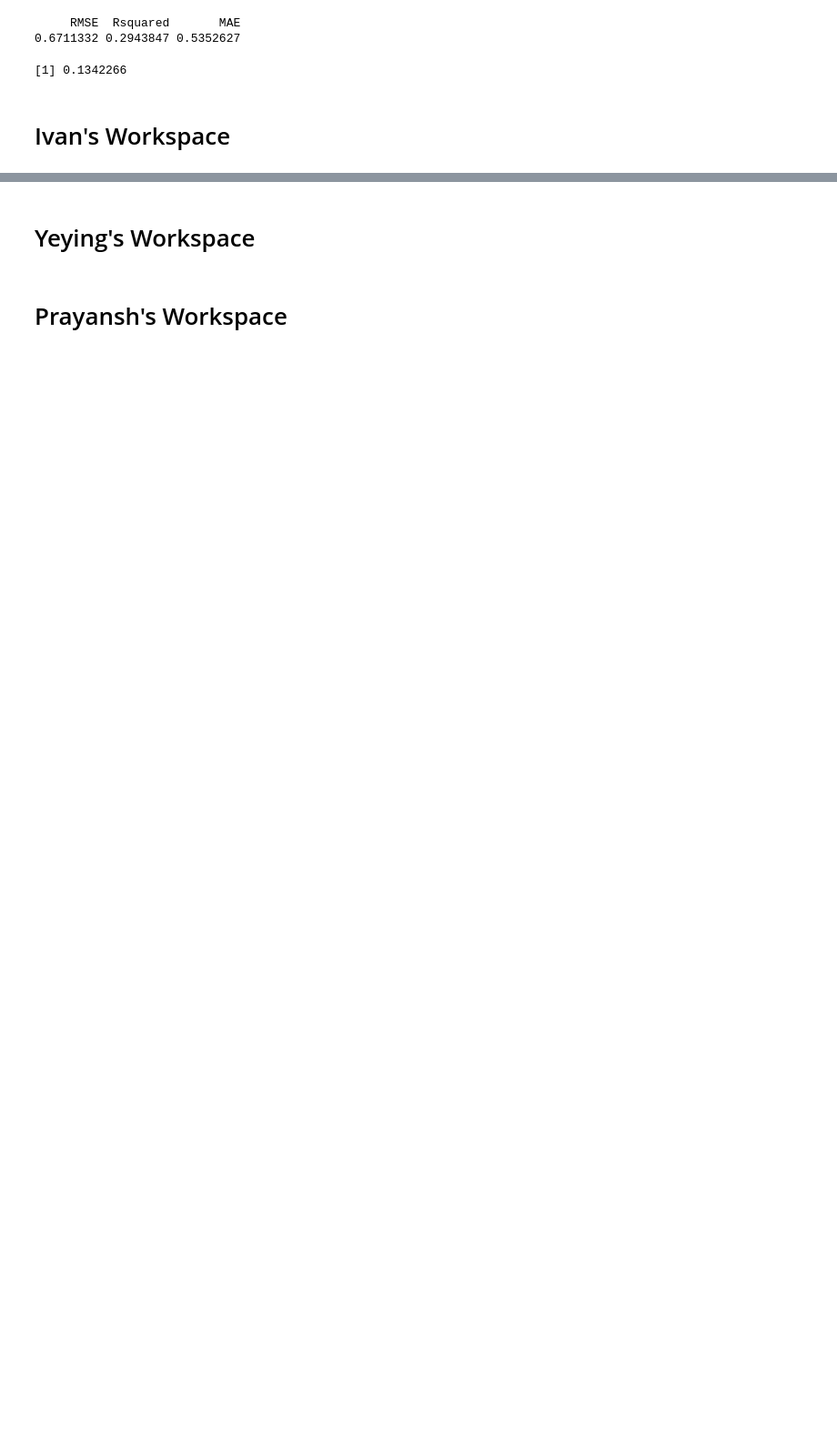
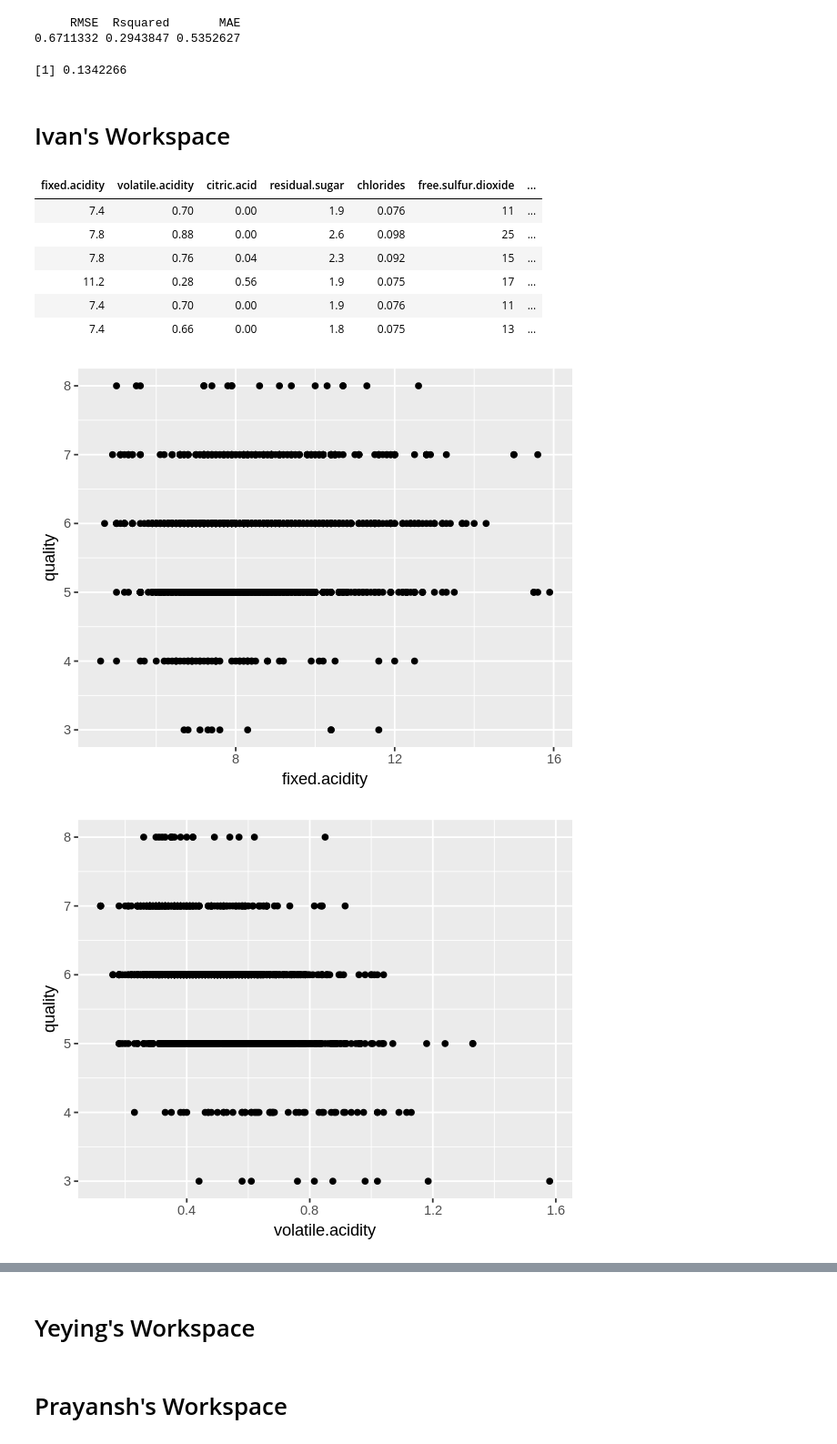
Before and after one commit to ivan-fediaev/DSCI-project, a Jupyter notebook: Project.ipynb, the cells around one changed output, grey strips where cells are left out. Shown at 91% size. Drawn from its saved outputs; the diff is of its cells as text; code cells hidden in the pictures; blank space fills up the shorter version.

Commit message:
Graphed the first 3 predictors

```diff
--- a/Project.ipynb
+++ b/Project.ipynb
@@ -78,8 +78,3 @@ citric <- red_data %>%
 citric <- red_data %>%
     select(citric.acid) %>%
     max()
-citric
-
-citric <- red_data %>%
-    select(citric.acid) %>%
-    median()
@@ -329,3 +321,33 @@ error_ratio
 [1] 0.1342266
 # %% [markdown]
 # Ivan's Workspace
+# %%
+#fixed.acidity volatile.acidity citric.acid residual.sugar chlorides free.sulfur.dioxide total.sulfur.dioxide density pH sulphates alcohol quality
+options(repr.plot.width = 5, repr.plot.height = 4)
+
+head(red_data)
+
+plot_fa <- red_data %>%
+    ggplot(aes(x = fixed.acidity, y = quality)) +
+    geom_point()
+plot_fa
+
+plot_va <- red_data %>%
+    ggplot(aes(x = volatile.acidity, y = quality)) +
+    geom_point()
+plot_va
+
+plot_ca <- red_data %>%
+    ggplot(aes(x = citric.acid, y = quality)) +
+    geom_point()
+plot_ca
+# %% [output]
+| fixed.acidity | volatile.acidity | citric.acid | residual.sugar | chlorides | free.sulfur.dioxide | ... |
+| 7.4 | 0.70 | 0.00 | 1.9 | 0.076 | 11 | ... |
+| 7.8 | 0.88 | 0.00 | 2.6 | 0.098 | 25 | ... |
+| 7.8 | 0.76 | 0.04 | 2.3 | 0.092 | 15 | ... |
+| 11.2 | 0.28 | 0.56 | 1.9 | 0.075 | 17 | ... |
+| 7.4 | 0.70 | 0.00 | 1.9 | 0.076 | 11 | ... |
+| 7.4 | 0.66 | 0.00 | 1.8 | 0.075 | 13 | ... |
+[figure, added]
+[figure, added]
```
Also changed, not shown: parts of 2 cells of this notebook.
